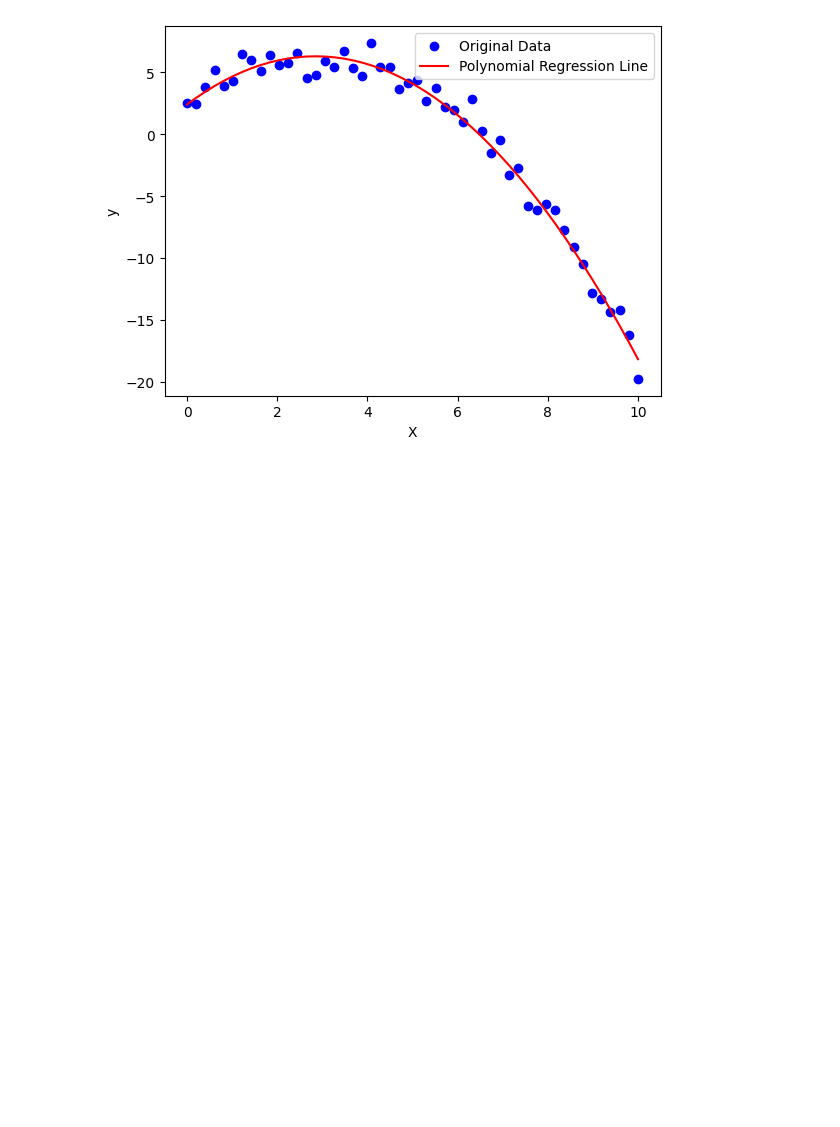
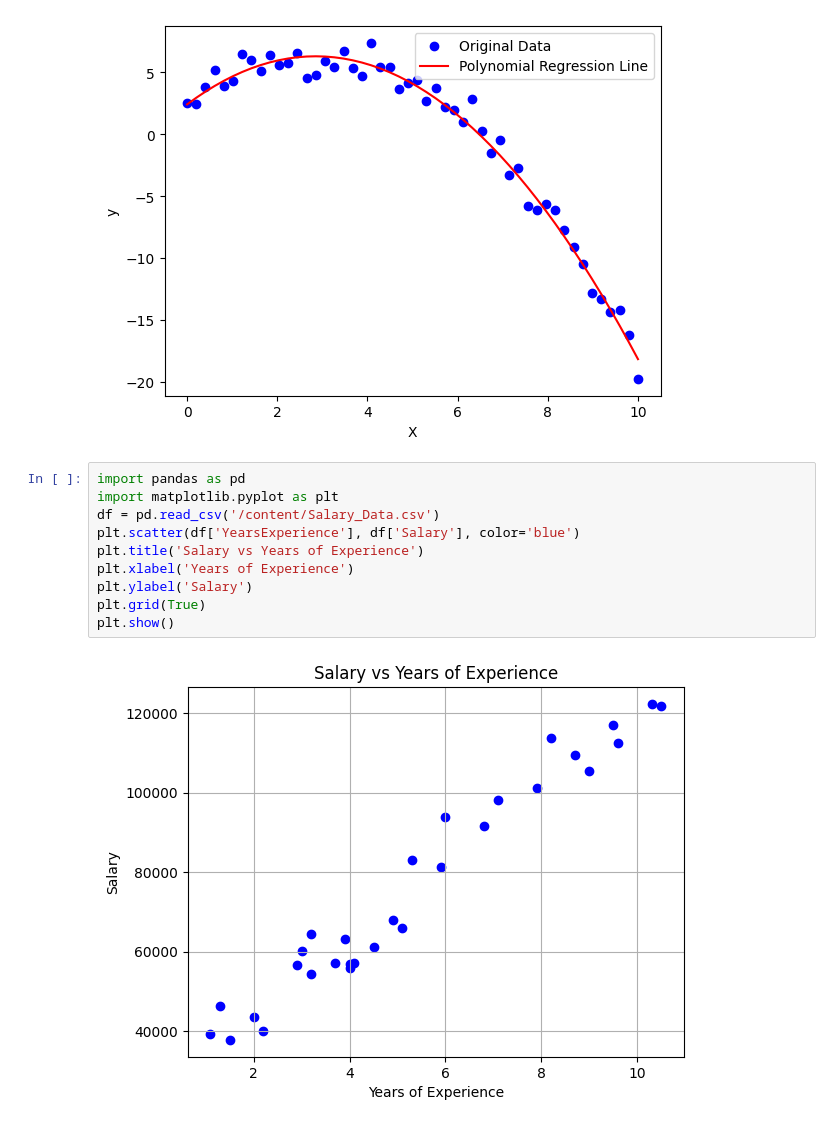
Before and after one commit to Akshitha1330/ADM-LAB, a Jupyter notebook: LAB-09.ipynb, the cells around one changed output. Saved outputs shown, nothing was run; the diff lists cells and outputs as text; blank space fills up the shorter version.

```diff
--- a/LAB-09.ipynb
+++ b/LAB-09.ipynb
@@ -27,3 +27,15 @@ plt.legend()
 plt.show()
 # %% [output]
 [figure]
+# %%
+import pandas as pd
+import matplotlib.pyplot as plt
+df = pd.read_csv('/content/Salary_Data.csv')
+plt.scatter(df['YearsExperience'], df['Salary'], color='blue')
+plt.title('Salary vs Years of Experience')
+plt.xlabel('Years of Experience')
+plt.ylabel('Salary')
+plt.grid(True)
+plt.show()
+# %% [output]
+[figure, added]
```
Also changed, not shown: parts of 2 cells of this notebook.
